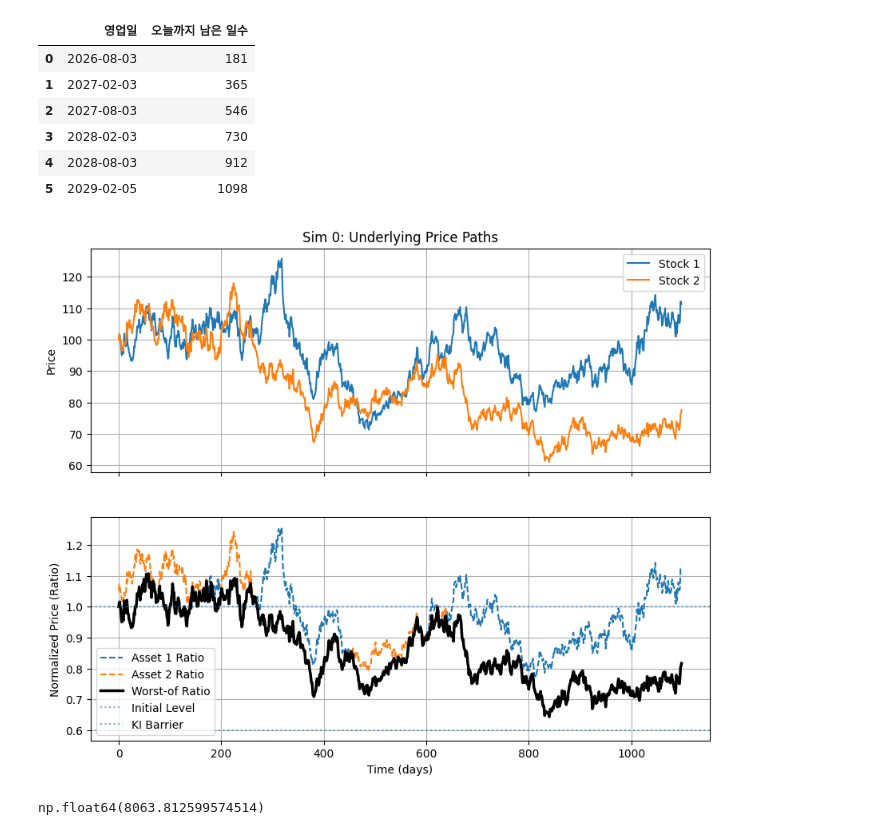
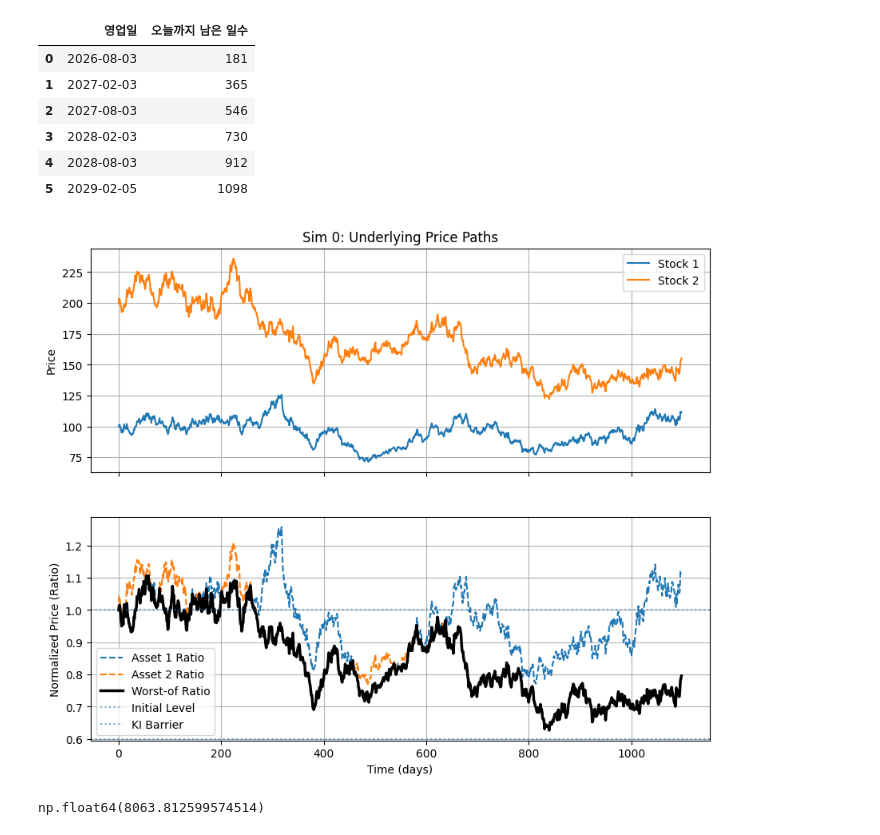
Before and after one commit to HST0077/HYOTC, a Jupyter notebook: StepDown_2stock.ipynb, the cells around one changed output. Cells and saved outputs as stored; diff of their text form; code cells hidden in the pictures.

```diff
--- a/StepDown_2stock.ipynb
+++ b/StepDown_2stock.ipynb
@@ -66,8 +66,8 @@ dt = 1 / 365
 np.random.seed(111)
 
 # 기초자산 초기 가격 세팅
-S0_1, S0_2 = 100.0, 100.0
-kijun_price_1,kijun_price_2  = 100.0, 95.0
+S0_1, S0_2 = 100.0, 200.0
+kijun_price_1,kijun_price_2  = 100.0, 195.0
 
 # ======================================================
 # 1) 상관 표준정규 난수 생성
@@ -126,6 +126,7 @@ worst_path = worst_of[:, i]
 
 time = np.arange(len(S1_path))  # 0 ~ N
 
+# sharex는 두 개의 서브플롯이 X축 공유 설정을 도와주는 매개변수
 fig, axes = plt.subplots(2, 1, figsize=(10, 8), sharex=True)
 
 # 가격 경로
@@ -140,34 +141,34 @@ axes[0].grid(True)
 # ===== worst-of subplot =====
 axes[1].plot(
     time, ratio1_path,
     linestyle='--', linewidth=1.5,
     label='Asset 1 Ratio'
 )
 
 axes[1].plot(
     time, ratio2_path,
     linestyle='--', linewidth=1.5,
     label='Asset 2 Ratio'
 )
 
 axes[1].plot(
     time, worst_path,
     color='black', linewidth=2.5,
     label='Worst-of Ratio'
 )
 
 # 기준선
 axes[1].axhline(1.0, linestyle=':', alpha=0.6, label='Initial Level')
 axes[1].axhline(0.6, linestyle=':', alpha=0.6, label='KI Barrier')
 
 axes[1].set_ylabel('Normalized Price (Ratio)')
 axes[1].set_xlabel('Time (days)')
 axes[1].legend()
 axes[1].grid(True)
 
 plt.show()
 # %% [output]
-[figure, old version]
+[figure, new version]
 # %%
 def SD_2star_CPU(S, kijun, K, T, c, r, q, sigma, rho, barrier, dummy, sim, seed=111):
     """
```
